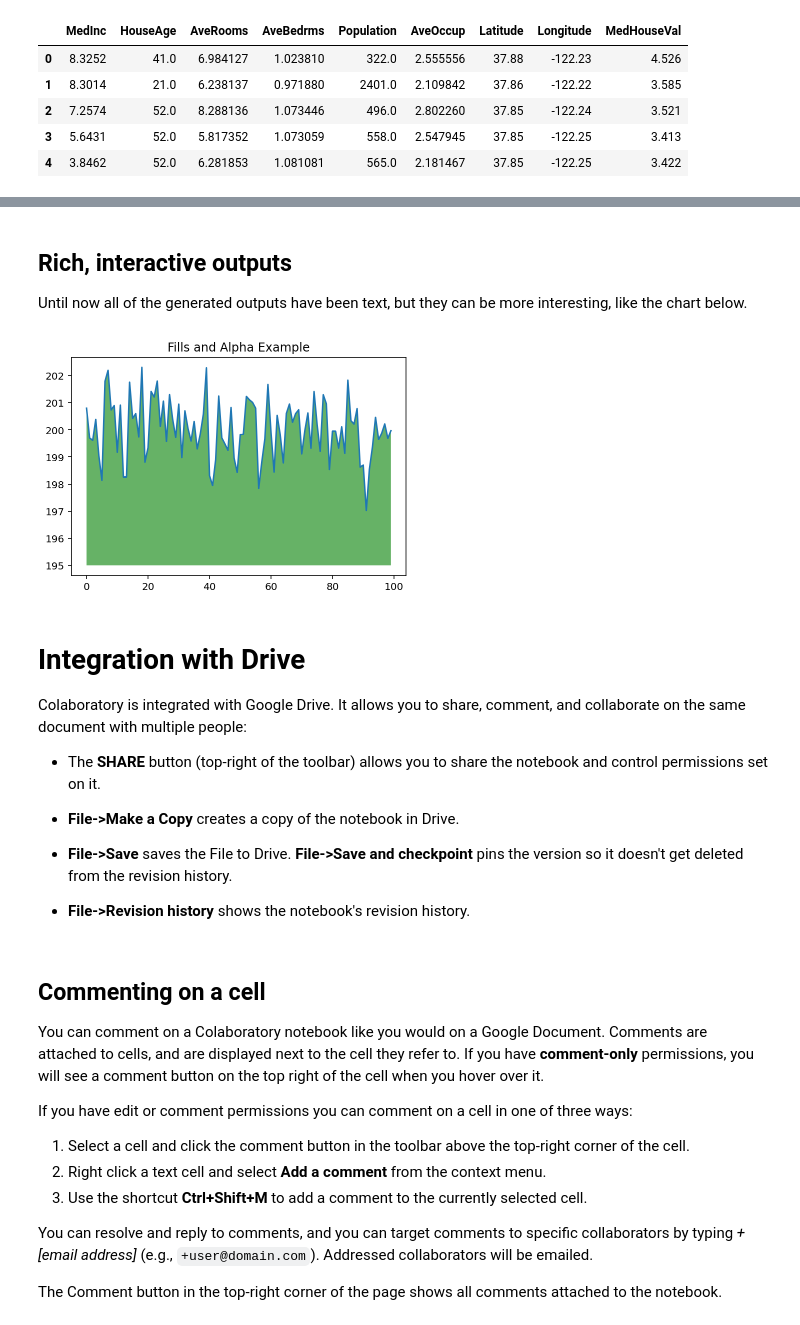
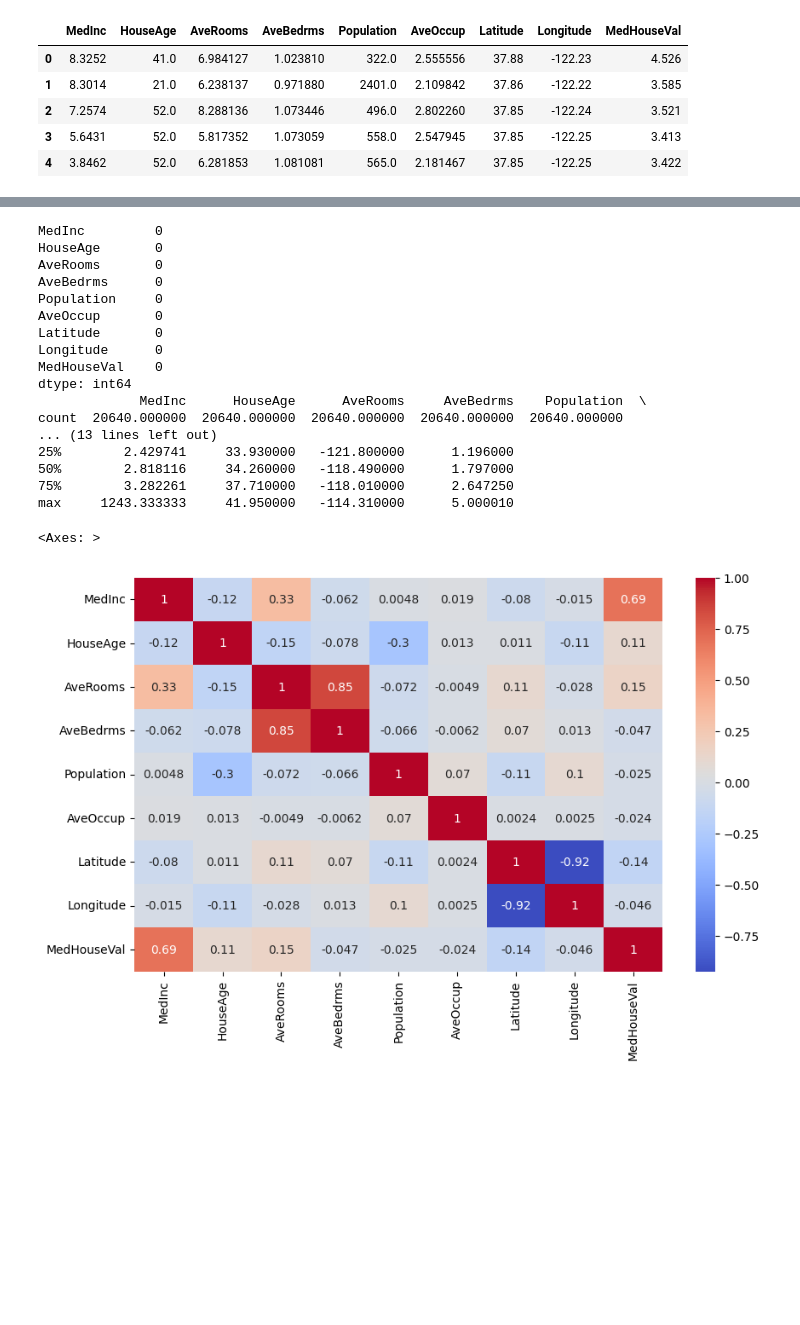
Before and after one commit to Neallaz/Machine-Learning, a Jupyter notebook: Predict House Prices.ipynb, the cells around one changed output, grey strips where cells are left out. Drawn from its saved outputs; the diff is of its cells as text; code cells hidden in the pictures; blank space fills up the shorter version.

```diff
--- a/Predict House Prices.ipynb
+++ b/Predict House Prices.ipynb
@@ -151,42 +20,33 @@ ZeroDivisionError:
-# %% [markdown]
-## Rich, interactive outputs
-Until now all of the generated outputs have been text, but they can be more interesting, like the chart below.
-# %%
-import numpy as np
-from matplotlib import pyplot as plt
-
-ys = 200 + np.random.randn(100)
-x = [x for x in range(len(ys))]
-
-plt.plot(x, ys, '-')
-plt.fill_between(x, ys, 195, where=(ys > 195), facecolor='g', alpha=0.6)
-
-plt.title("Fills and Alpha Example")
-plt.show()
-# %% [output]
-[figure, removed]
-# %% [markdown]
-# Integration with Drive
-
-Colaboratory is integrated with Google Drive. It allows you to share, comment, and collaborate on the same document with multiple people:
-
-* The **SHARE** button (top-right of the toolbar) allows you to share the notebook and control permissions set on it.
-
-* **File->Make a Copy** creates a copy of the notebook in Drive.
-
-* **File->Save** saves the File to Drive. **File->Save and checkpoint** pins the version so it doesn't get deleted from the revision history.
-
-* **File->Revision history** shows the notebook's revision history.
-# %% [markdown]
-## Commenting on a cell
-You can comment on a Colaboratory notebook like you would on a Google Document. Comments are attached to cells, and are displayed next to the cell they refer to. If you have **comment-only** permissions, you will see a comment button on the top right of the cell when you hover over it.
-
-If you have edit or comment permissions you can comment on a cell in one of three ways:
-
-1. Select a cell and click the comment button in the toolbar above the top-right corner of the cell.
-1. Right click a text cell and select **Add a comment** from the context menu.
-3. Use the shortcut **Ctrl+Shift+M** to add a comment to the currently selected cell.
-
-You can resolve and reply to comments, and you can target comments to specific collaborators by typing *+[email address]* (e.g., `+user@domain.com`). Addressed collaborators will be emailed.
-
-The Comment button in the top-right corner of the page shows all comments attached to the notebook.
+# %%
+import matplotlib.pyplot as plt
+import seaborn as sns
+
+# Check for nulls
+print(df.isnull().sum())
+
+# Summary statistics
+print(df.describe())
+
+# Correlation heatmap
+plt.figure(figsize=(10,6))
+sns.heatmap(df.corr(), annot=True, cmap='coolwarm')
+# %% [output]
+MedInc         0
+HouseAge       0
+AveRooms       0
+AveBedrms      0
+Population     0
+AveOccup       0
+Latitude       0
+Longitude      0
+MedHouseVal    0
+dtype: int64
+             MedInc      HouseAge      AveRooms     AveBedrms    Population  \
+count  20640.000000  20640.000000  20640.000000  20640.000000  20640.000000
+... (13 lines left out)
+25%        2.429741     33.930000   -121.800000      1.196000
+50%        2.818116     34.260000   -118.490000      1.797000
+75%        3.282261     37.710000   -118.010000      2.647250
+max     1243.333333     41.950000   -114.310000      5.000010
+<Axes: >
+[figure, added]
```
Also changed, not shown: parts of 26 cells of this notebook.
